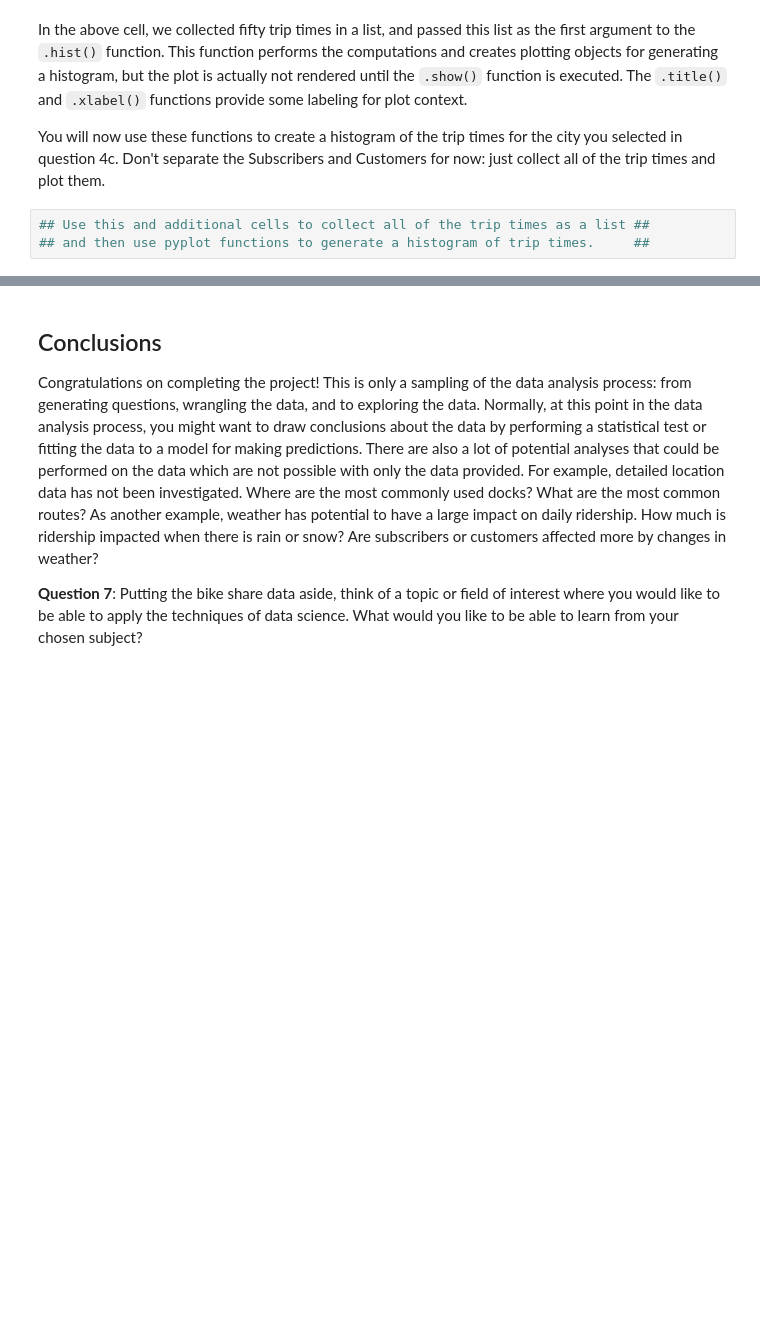
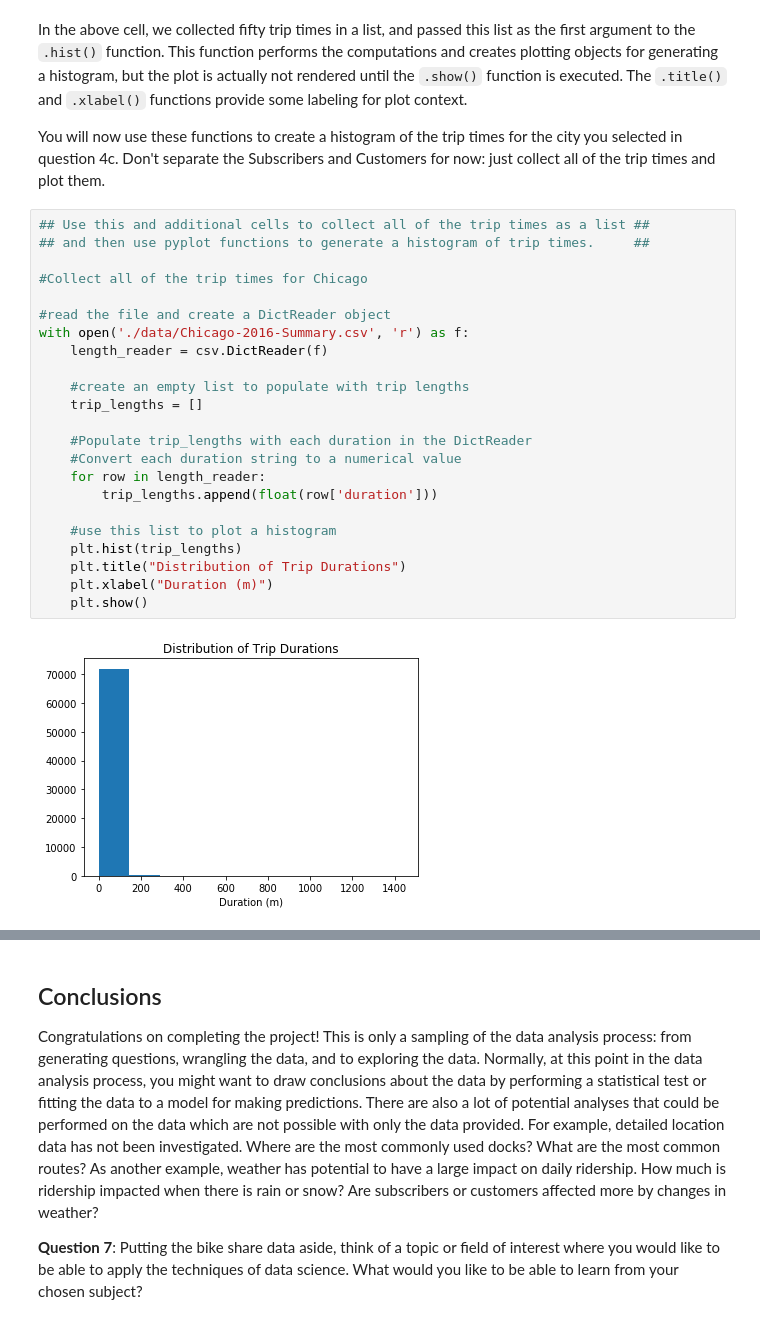
Before and after one commit to ejweisbrod/Bikeshare-project-v1, a Jupyter notebook: Bike_Share_Analysis.ipynb, the cells around one changed output, grey strips where cells are left out. Cells and saved outputs as stored; diff of their text form; blank space fills up the shorter version.

```diff
--- a/Bike_Share_Analysis.ipynb
+++ b/Bike_Share_Analysis.ipynb
@@ -523,9 +678,31 @@ plt.show()
 In the above cell, we collected fifty trip times in a list, and passed this list as the first argument to the `.hist()` function. This function performs the computations and creates plotting objects for generating a histogram, but the plot is actually not rendered until the `.show()` function is executed. The `.title()` and `.xlabel()` functions provide some labeling for plot context.
 
 You will now use these functions to create a histogram of the trip times for the city you selected in question 4c. Don't separate the Subscribers and Customers for now: just collect all of the trip times and plot them.
-# %%
-## Use this and additional cells to collect all of the trip times as a list ##
-## and then use pyplot functions to generate a histogram of trip times.     ##
+# %%
+## Use this and additional cells to collect all of the trip times as a list ##
+## and then use pyplot functions to generate a histogram of trip times.     ##
+
+#Collect all of the trip times for Chicago
+
+#read the file and create a DictReader object
+with open('./data/Chicago-2016-Summary.csv', 'r') as f:
+    length_reader = csv.DictReader(f)
+
+    #create an empty list to populate with trip lengths
+    trip_lengths = []
+
+    #Populate trip_lengths with each duration in the DictReader
+    #Convert each duration string to a numerical value
+    for row in length_reader:
+        trip_lengths.append(float(row['duration']))
+
+    #use this list to plot a histogram
+    plt.hist(trip_lengths)
+    plt.title("Distribution of Trip Durations")
+    plt.xlabel("Duration (m)")
+    plt.show()
+# %% [output]
+[figure, added]
 # %% [markdown]
 If you followed the use of the `.hist()` and `.show()` functions exactly like in the example, you're probably looking at a plot that's completely unexpected. The plot consists of one extremely tall bar on the left, maybe a very short second bar, and a whole lot of empty space in the center and right. Take a look at the duration values on the x-axis. This suggests that there are some highly infrequent outliers in the data. Instead of reprocessing the data, you will use additional parameters with the `.hist()` function to limit the range of data that is plotted. Documentation for the function can be found [[here]](https://matplotlib.org/devdocs/api/_as_gen/matplotlib.pyplot.hist.html#matplotlib.pyplot.hist).
 
```
Also changed, not shown: parts of 25 cells of this notebook.
